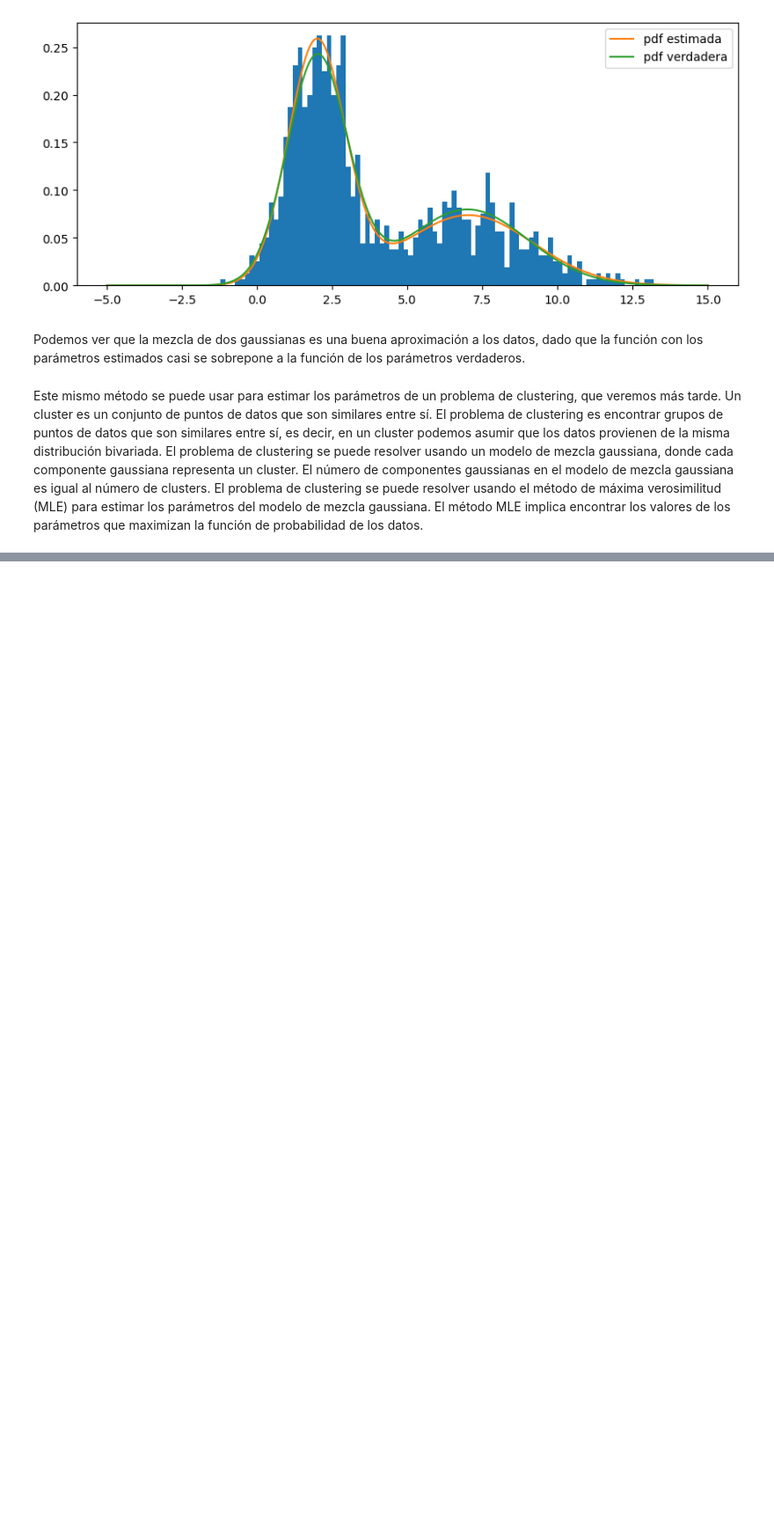
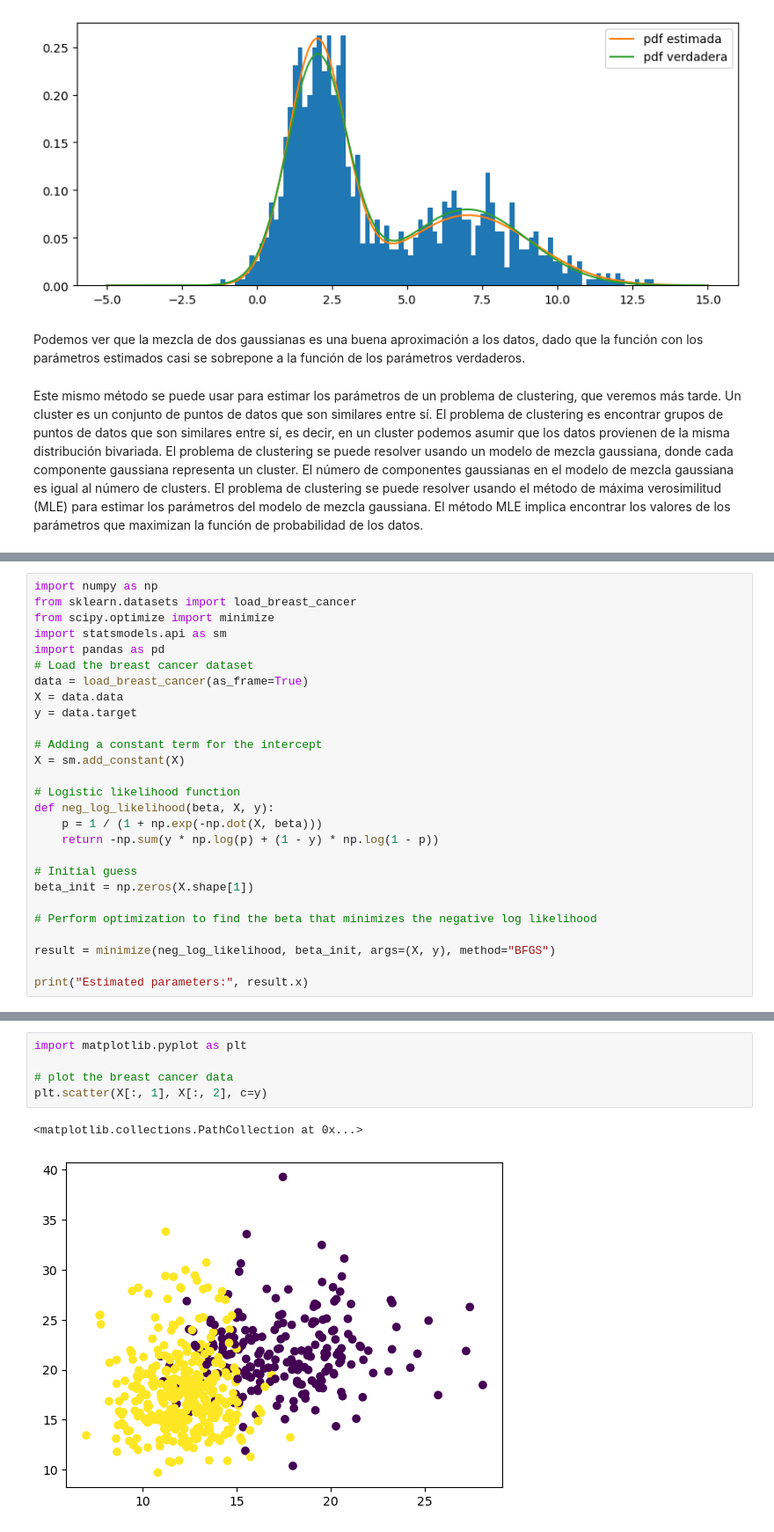
Before and after one commit to jealcalat/AEM-ITESO, a Jupyter notebook: tema_3/3.1_funcion_verosimilitud_Vpython.ipynb, the cells around one changed output, grey strips where cells are left out. Shown at 88% size. Cells and saved outputs as stored; diff of their text form; blank space fills up the shorter version.

```diff
--- a/tema_3/3.1_funcion_verosimilitud_Vpython.ipynb
+++ b/tema_3/3.1_funcion_verosimilitud_Vpython.ipynb
@@ -738,0 +785,27 @@ Este mismo método se puede usar para estimar los parámetros de un problema de
+# %%
+import numpy as np
+from sklearn.datasets import load_breast_cancer
+from scipy.optimize import minimize
+import statsmodels.api as sm
+import pandas as pd
+# Load the breast cancer dataset
+data = load_breast_cancer(as_frame=True)
+X = data.data
+y = data.target
+
+# Adding a constant term for the intercept
+X = sm.add_constant(X)
+
+# Logistic likelihood function
+def neg_log_likelihood(beta, X, y):
+    p = 1 / (1 + np.exp(-np.dot(X, beta)))
+    return -np.sum(y * np.log(p) + (1 - y) * np.log(1 - p))
+
+# Initial guess
+beta_init = np.zeros(X.shape[1])
+
+# Perform optimization to find the beta that minimizes the negative log likelihood
+
+result = minimize(neg_log_likelihood, beta_init, args=(X, y), method="BFGS")
+
+print("Estimated parameters:", result.x)
@@ -738,0 +821,8 @@ Este mismo método se puede usar para estimar los parámetros de un problema de
+# %%
+import matplotlib.pyplot as plt
+
+# plot the breast cancer data
+plt.scatter(X[:, 1], X[:, 2], c=y)
+# %% [output]
+<matplotlib.collections.PathCollection at 0x...>
+[figure, added]
```
Also changed, not shown: parts of 7 cells of this notebook, 1 other file.
